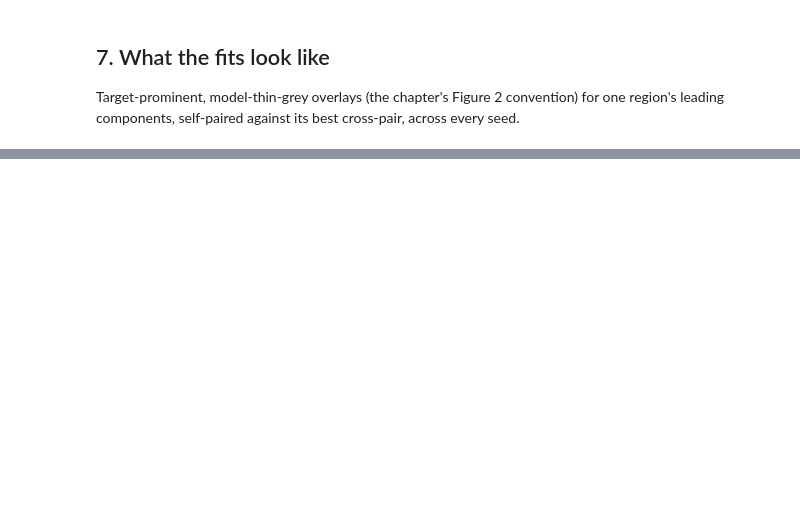
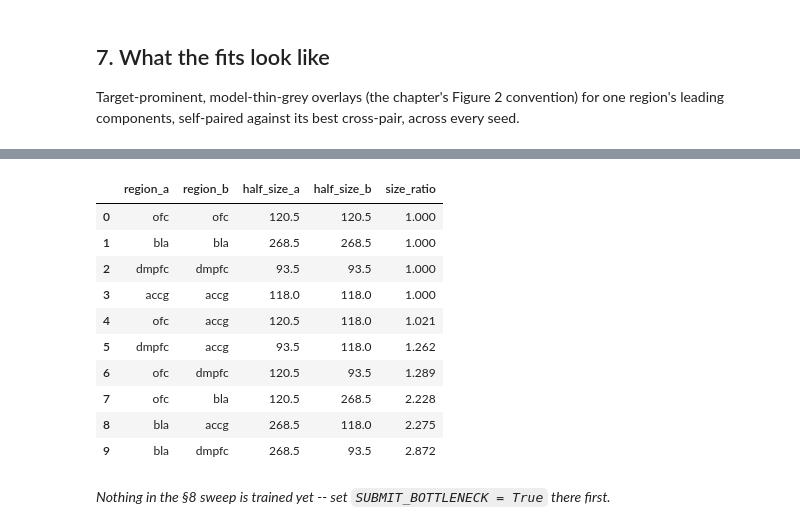
Before and after one commit to gprabaha/dal_monte_2022_analysis, a Jupyter notebook: notebooks/mrnn_chapter/01b_partner_identity.ipynb, the cells around one changed output, grey strips where cells are left out. Cells and saved outputs as stored; diff of their text form; code cells hidden in the pictures; blank space fills up the shorter version.

```diff
--- a/notebooks/mrnn_chapter/01b_partner_identity.ipynb
+++ b/notebooks/mrnn_chapter/01b_partner_identity.ipynb
@@ -364,0 +505,66 @@ uniform across regions) unless it turns out to be large. The grid is written so
+# %%
+RELABELLED_ROOT = repo_root.parent / "local_data" / "dal_monte_2022" / "analysis_outputs" / pid.RELABELLED_INPUT_ROOT
+ASYMMETRY = pid.region_pair_asymmetry(RELABELLED_ROOT, SEEDS)
+display(ASYMMETRY.round(3))
+
+bottleneck_matrix_fits = {}
+for cross_dim in CROSS_BOTTLENECK_DIMS:
+    tag = f"w{WITHIN_BOTTLENECK}_c{cross_dim}"
+    done_bn = bottleneck_inventory[(bottleneck_inventory["cross_bottleneck_dim"] == cross_dim)
+                                   & (bottleneck_inventory["complete"])]
+    if done_bn.empty:
+        continue
+
+    def build_ceiling_bn(done_bn=done_bn):
+        frames = []
+        for seed in SEEDS:
+            self_dirs = done_bn[(done_bn["arm"] == "self") & (done_bn["seed"] == str(seed))]
+            if self_dirs.empty:
+                continue
+            per_seed = pd.concat(
+                [pid.ceiling_by_cell_for_seed(row.run_dir, unit_ceiling) for row in self_dirs.itertuples()],
+                ignore_index=True)
+            per_seed["seed"] = str(seed)
+            frames.append(per_seed)
+        return pd.concat(frames, ignore_index=True) if frames else pd.DataFrame()
+
+    ceiling_cell_bn = cached(f"ceiling_by_cell_{tag}", build_ceiling_bn)
+    if ceiling_cell_bn is None or ceiling_cell_bn.empty:
+        continue
+    lookup_bn = pid.ceiling_lookup(ceiling_cell_bn.groupby(["region", "condition"])["reliability"].mean().reset_index())
+    from dal_monte_2022_analysis.ephys.analysis.fixation_mrnn_sweep import score_variant_fit
+    fit_bn = cached(f"fit_{tag}",
+                    lambda done_bn=done_bn, lookup_bn=lookup_bn: score_variant_fit(done_bn, ceiling_by_region={}, ceiling_by_cell=lookup_bn))
+    bottleneck_matrix_fits[cross_dim] = cached(f"matrix_fit_{tag}", lambda fit_bn=fit_bn: pid.matrix_fit_table(fit_bn, ARCHITECTURES))
+
+if not bottleneck_matrix_fits:
+    display(Markdown("*Nothing in the §8 sweep is trained yet -- set `SUBMIT_BOTTLENECK = True` there first.*"))
+else:
+    cost_rows = []
+    for cross_dim, mf in bottleneck_matrix_fits.items():
+        per_pair = mf.groupby(["scored_region", "partner_region", "arm"])["r2_vs_ceiling"].mean().reset_index()
+        for row in per_pair.itertuples():
+            a, b = sorted((row.scored_region, row.partner_region))
+            ratio = 1.0 if row.arm == "self" else float(
+                ASYMMETRY[(ASYMMETRY["region_a"] == a) & (ASYMMETRY["region_b"] == b)]["size_ratio"].iloc[0])
+            cost_rows.append({"cross_bottleneck_dim": cross_dim, "scored_region": row.scored_region,
+                              "partner_region": row.partner_region, "arm": row.arm,
+                              "size_ratio": ratio, "cost": 1.0 - row.r2_vs_ceiling})
+    cost = pd.DataFrame(cost_rows)
+    display(cost.round(4))
+    for cross_dim, block in cost.groupby("cross_bottleneck_dim"):
+        r = np.corrcoef(block["size_ratio"], block["cost"])[0, 1] if block["size_ratio"].nunique() > 1 else float("nan")
+        md(f"`recurrent_bottleneck_dim={cross_dim}`: corr(size ratio, cost) = {r:.3f} (n={len(block)})")
+# %% [output]
+|  | region_a | region_b | half_size_a | half_size_b | size_ratio |
+| 0 | ofc | ofc | 120.5 | 120.5 | 1.000 |
+| 1 | bla | bla | 268.5 | 268.5 | 1.000 |
+| 2 | dmpfc | dmpfc | 93.5 | 93.5 | 1.000 |
+| 3 | accg | accg | 118.0 | 118.0 | 1.000 |
+| 4 | ofc | accg | 120.5 | 118.0 | 1.021 |
+| 5 | dmpfc | accg | 93.5 | 118.0 | 1.262 |
+| 6 | ofc | dmpfc | 120.5 | 93.5 | 1.289 |
+| 7 | ofc | bla | 120.5 | 268.5 | 2.228 |
+| 8 | bla | accg | 268.5 | 118.0 | 2.275 |
+| 9 | bla | dmpfc | 268.5 | 93.5 | 2.872 |
+*Nothing in the §8 sweep is trained yet -- set `SUBMIT_BOTTLENECK = True` there first.*
```
Also changed, not shown: parts of 11 cells of this notebook, 3 other files.
